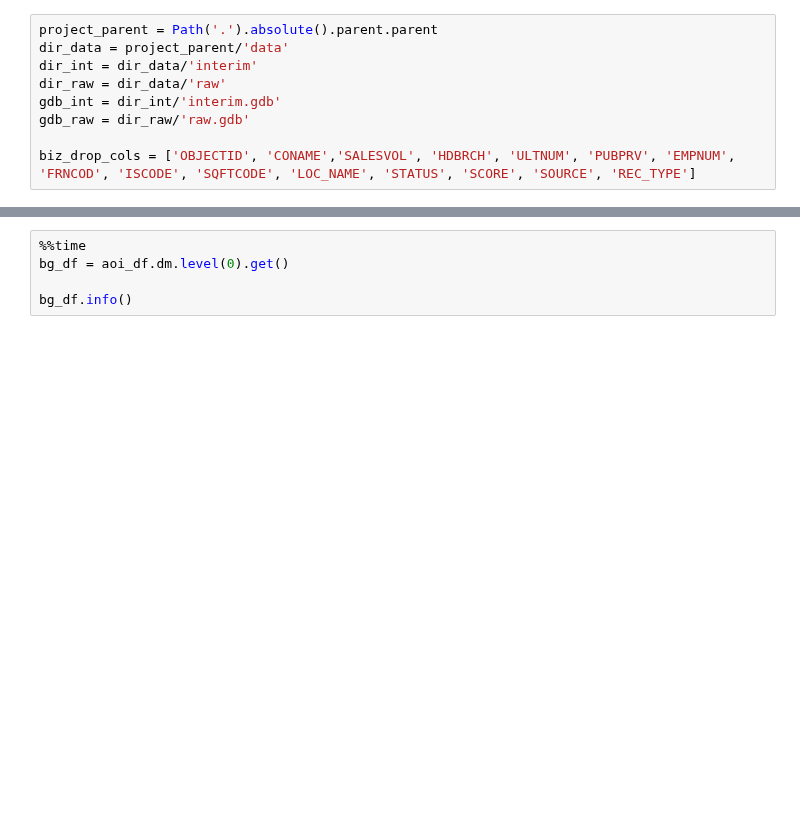
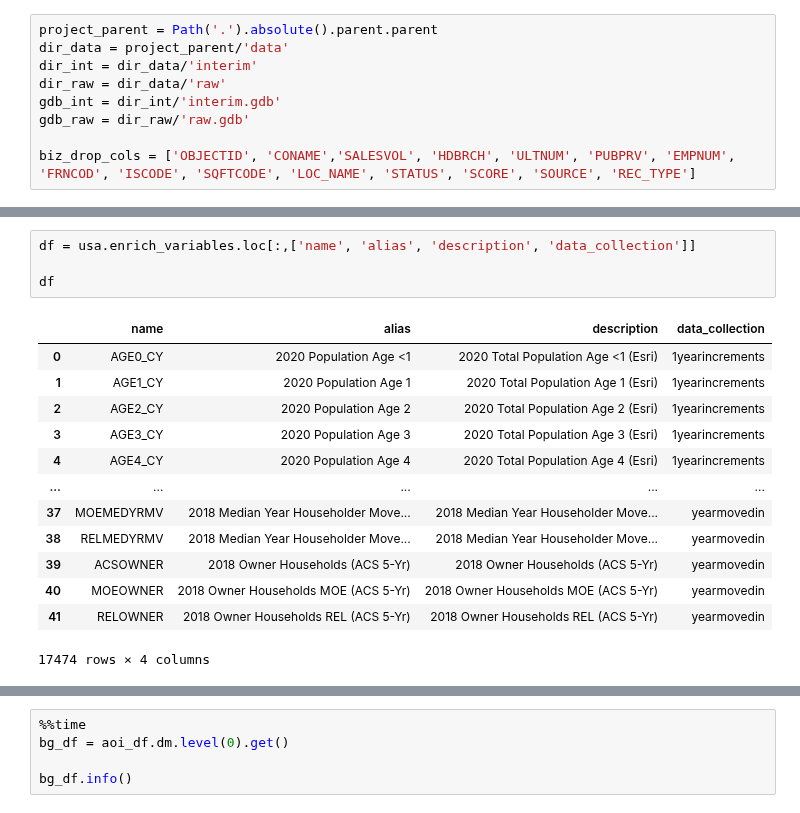
Before and after one commit to knu2xs/demographic-modeling, a Jupyter notebook: notebooks/stash/get-nearest.ipynb, the cells around one changed output, grey strips where cells are left out. Drawn from its saved outputs; the diff is of its cells as text; blank space fills up the shorter version.

```diff
--- a/notebooks/stash/get-nearest.ipynb
+++ b/notebooks/stash/get-nearest.ipynb
@@ -25,0 +30,18 @@ usa
+# %%
+df = usa.enrich_variables.loc[:,['name', 'alias', 'description', 'data_collection']]
+
+df
+# %% [output]
+|  | name | alias | description | data_collection |
+| 0 | AGE0_CY | 2020 Population Age <1 | 2020 Total Population Age <1 (Esri) | 1yearincrements |
+| 1 | AGE1_CY | 2020 Population Age 1 | 2020 Total Population Age 1 (Esri) | 1yearincrements |
+| 2 | AGE2_CY | 2020 Population Age 2 | 2020 Total Population Age 2 (Esri) | 1yearincrements |
+| 3 | AGE3_CY | 2020 Population Age 3 | 2020 Total Population Age 3 (Esri) | 1yearincrements |
+| 4 | AGE4_CY | 2020 Population Age 4 | 2020 Total Population Age 4 (Esri) | 1yearincrements |
+| ... | ... | ... | ... | ... |
+| 37 | MOEMEDYRMV | 2018 Median Year Householder Move... | 2018 Median Year Householder Move... | yearmovedin |
+| 38 | RELMEDYRMV | 2018 Median Year Householder Move... | 2018 Median Year Householder Move... | yearmovedin |
+| 39 | ACSOWNER | 2018 Owner Households (ACS 5-Yr) | 2018 Owner Households (ACS 5-Yr) | yearmovedin |
+| 40 | MOEOWNER | 2018 Owner Households MOE (ACS 5-Yr) | 2018 Owner Households MOE (ACS 5-Yr) | yearmovedin |
+| 41 | RELOWNER | 2018 Owner Households REL (ACS 5-Yr) | 2018 Owner Households REL (ACS 5-Yr) | yearmovedin |
+17474 rows × 4 columns
```
Also changed, not shown: parts of 12 cells of this notebook, 9 other files.
